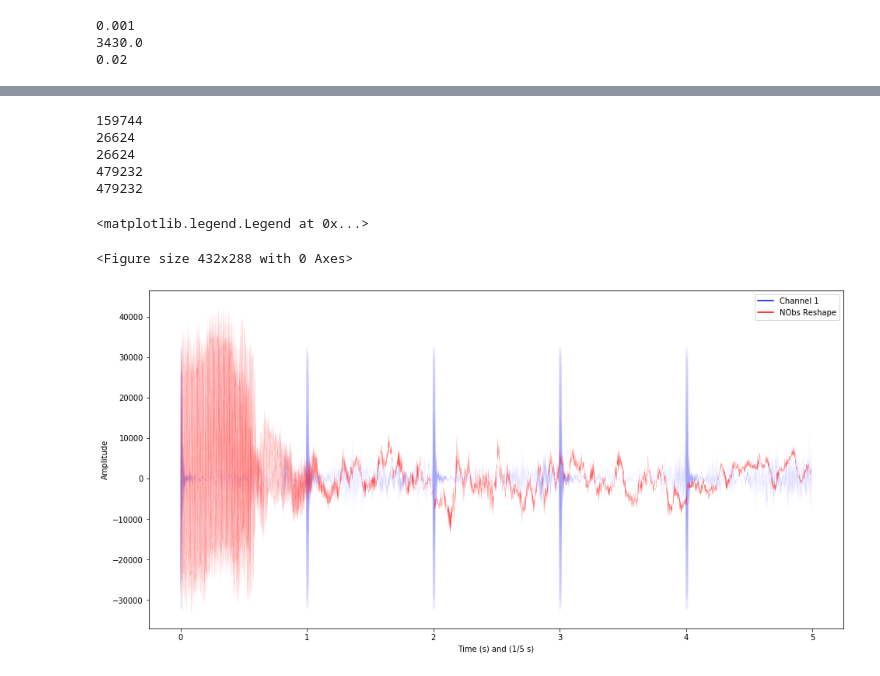
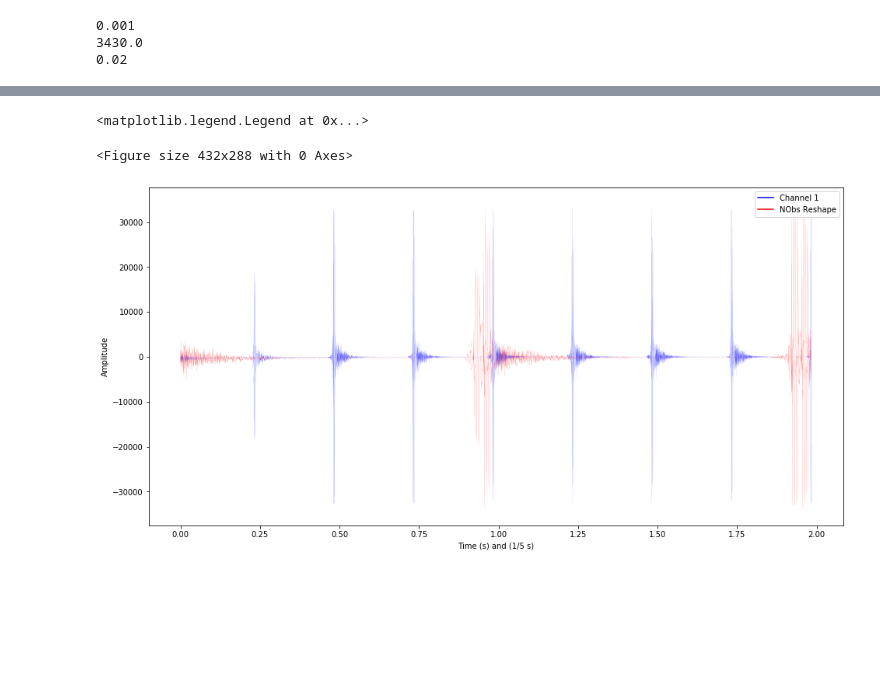
Before and after one commit to richard-romano/Radar435, a Jupyter notebook: RadarSim/AdjustPulseVersion.ipynb, the cells around one changed output, grey strips where cells are left out. Cells and saved outputs as stored; diff of their text form; code cells hidden in the pictures; blank space fills up the shorter version.

Commit message:
Fixed it to work with different Record Lengths

```diff
--- a/RadarSim/AdjustPulseVersion.ipynb
+++ b/RadarSim/AdjustPulseVersion.ipynb
@@ -51,7 +51,10 @@ CHUNK = 2048
 FORMAT = pyaudio.paInt16
 CHANNELS = 2
 RATE = 96000
-RECORD_SECONDS = 5
+RECORD_SECONDS = 2
+NFRAMES = int((RATE / CHUNK) * RECORD_SECONDS)
+NSAMPS = NFRAMES * CHUNK
+print(NSAMPS)
 WAVE_OUTPUT_FILENAME = "output.wav"
 
 # create & configure microphone
@@ -68,21 +71,22 @@ stream = mic.open(format=FORMAT,
 frames = []
 trigger = 0
 sleep(0.01)
+print("* Awaiting Trigger *")
 while trigger < 20000:
     dataTrig = stream.read(CHUNK)
     decoded = np.frombuffer(dataTrig,dtype=np.int16);
     trigger = np.amax(decoded)
-    display(trigger)
+    #display(trigger)
     sleep(0.001)
 
-print("* recording")
+print("* recording *")
 
 for i in range(0, int(RATE / CHUNK * RECORD_SECONDS)):
     data = stream.read(CHUNK)
     numpydata = np.frombuffer(data,dtype=np.int16)
     frames.append(data)
 
-print("* done recording")
+print("* done recording *")
 
 
 # kill the mic and recording
@@ -128,6 +123,9 @@ print(audData)
 #wav bit type the amount of information recorded in each bit often 8, 16 or 32 bit
 audData.dtype
 
+print("Data Shape:")
+print(np.shape(audData))
+
 #wav length
 len_PRI = audData.shape[0] / rate
 
@@ -135,7 +133,7 @@ len_PRI = audData.shape[0] / rate
 audData.shape[1]
 
 #if stereo grab both channels
-channel1=audData #left
+channel1=audData[:,0] #left
 # channel2=audData[:,1] #right
 
 # FFT
@@ -204,36 +228,34 @@ Text(0, 0.5, 'Power in Watts')
 #peaks = plt.semilogy(time2, n_obs_channel1_env[peaks3], linewidth=0.02, alpha=2.0, ls='x', color='#FF0000', label="Peaks")
 # %%
 # PLOT
+PRI = int(len(n_obs_channel1_env)/CHANNELS)
 time = np.arange(0, float(audData.shape[0]), 1) / rate
-time2 = np.arange(0, float(audData.shape[0]/(3*6)), 1) / rate*3*6
+time2 = np.arange(0, PRI, 1) / rate*RECORD_SECONDS*CHANNELS
 
-print(len(n_obs_channel1_env))
-print(len(n_obs_channel1_env[0:26624]))
-print(len(time2))
-print(len(channel1))
-print(len(time))
+
+# Test Prints
+#print(np.shape(n_obs_channel1_env))
+#print(len(n_obs_channel1_env[0:PRI]))
+#print(len(time2))
+#print(len(channel1))
+#print(len(time))
 
 #plot amplitude (or loudness) over time
 plt.clf()
 plt.figure(figsize=(16,8))
-channel1fig = plt.plot(time, channel1, linewidth=0.02, alpha=0.4, color='#0000FF', label="Channel 1")
-NObsReshape = plt.plot(time2, n_obs_channel1_env[0:26624], linewidth=0.04, alpha=1.0, color='#FF0000', label="NObs Reshape")
+channel1fig = plt.plot(time, channel1, linewidth=0.06, alpha=0.6, color='#0000FF', label="Channel 1")
+NObsReshape = plt.plot(time2, n_obs_channel1_env[0:PRI], linewidth=0.06, alpha=1.0, color='#FF0000', label="NObs Reshape")
 
 plt.xlabel('Time (s) and (1/5 s)')
 plt.ylabel('Amplitude')
 
 # defining legend style and data
 import matplotlib.lines as mlines
 blue_line = mlines.Line2D([], [], color='blue', label='Channel 1')
 reds_line = mlines.Line2D([], [], color='red', label='NObs Reshape')
 
 plt.legend(handles=[blue_line, reds_line],loc='upper right')
 # %% [output]
-159744
-26624
-26624
-479232
-479232
+<matplotlib.legend.Legend at 0x...>
-<matplotlib.legend.Legend at 0x...>
+<Figure size 432x288 with 0 Axes>
-<Figure size 432x288 with 0 Axes>
-[figure, old version]
+[figure, new version]
```
Also changed, not shown: parts of 5 cells of this notebook, 4 other files.
